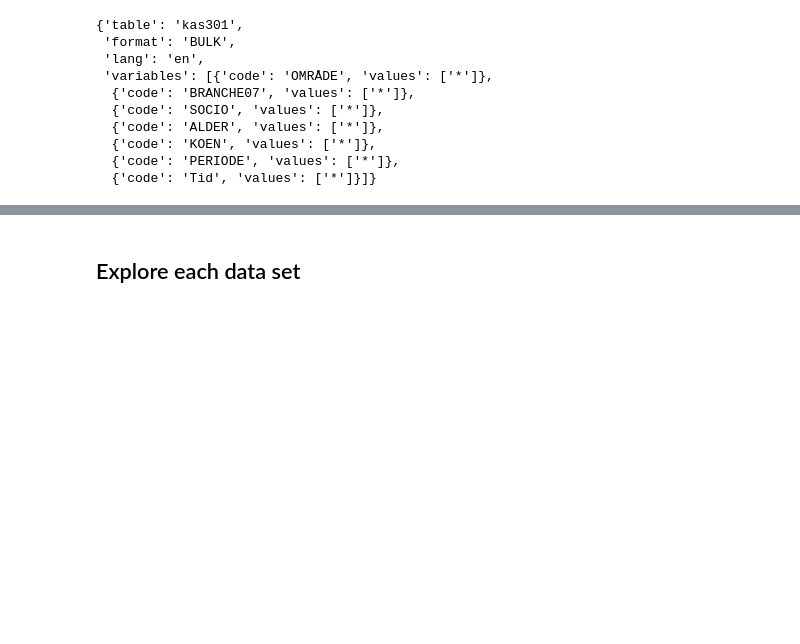
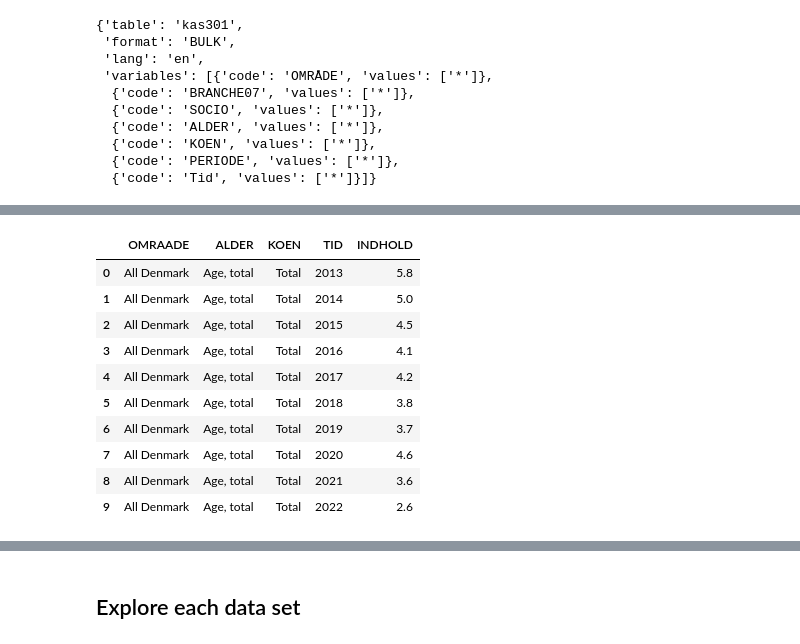
Before and after one commit to NumEconCopenhagen/projects-2024-sulaiman-phil-og-rabiah, a Jupyter notebook: dataproject/dataproject.ipynb, the cells around one changed output, grey strips where cells are left out. Cells and saved outputs as stored; diff of their text form; code cells hidden in the pictures; blank space fills up the shorter version.

```diff
--- a/dataproject/dataproject.ipynb
+++ b/dataproject/dataproject.ipynb
@@ -426,0 +553,20 @@ plt.tight_layout()
+# %%
+ind1_1=ind1.get_data(params=params)
+# Rename the column from 'KØN' to 'KOEN'
+ind1_1.rename(columns={'KØN': 'KOEN'}, inplace=True)
+# Rename the column from 'KØN' to 'KOEN'
+ind1_1.rename(columns={'OMRÅDE': 'OMRAADE'}, inplace=True)
+
+ind1_1.head(100)
+# %% [output]
+|  | OMRAADE | ALDER | KOEN | TID | INDHOLD |
+| 0 | All Denmark | Age, total | Total | 2013 | 5.8 |
+| 1 | All Denmark | Age, total | Total | 2014 | 5.0 |
+| 2 | All Denmark | Age, total | Total | 2015 | 4.5 |
+| 3 | All Denmark | Age, total | Total | 2016 | 4.1 |
+| 4 | All Denmark | Age, total | Total | 2017 | 4.2 |
+| 5 | All Denmark | Age, total | Total | 2018 | 3.8 |
+| 6 | All Denmark | Age, total | Total | 2019 | 3.7 |
+| 7 | All Denmark | Age, total | Total | 2020 | 4.6 |
+| 8 | All Denmark | Age, total | Total | 2021 | 3.6 |
+| 9 | All Denmark | Age, total | Total | 2022 | 2.6 |
```
Also changed, not shown: parts of 8 cells of this notebook.
